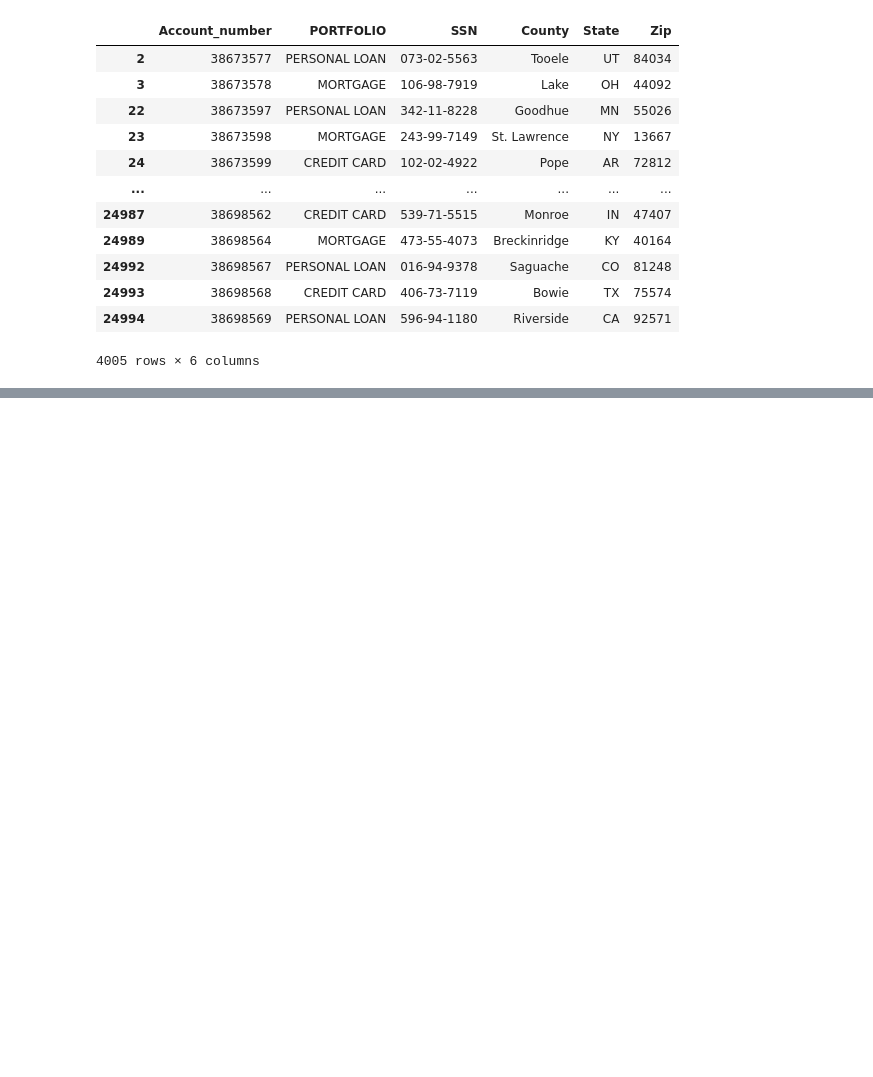
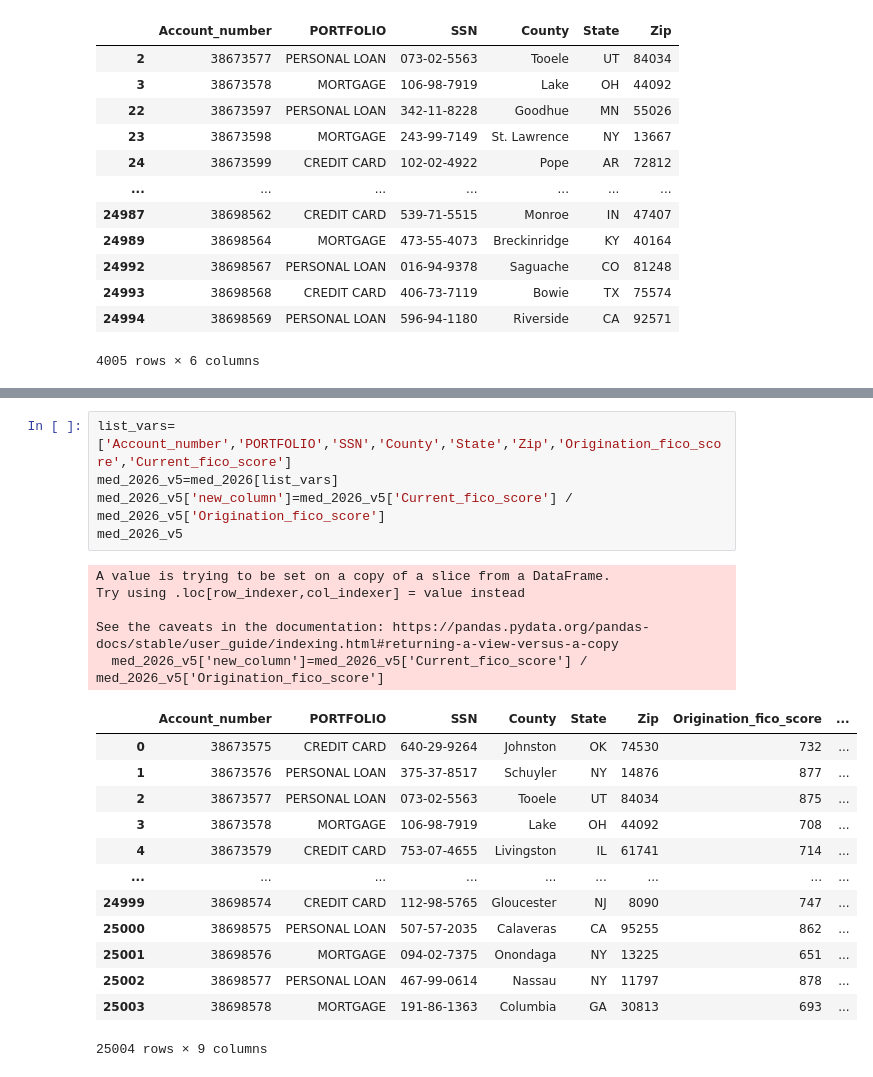
Before and after one commit to rramanswain2001/Python-code, a Jupyter notebook: data analysis with pandas.ipynb, the cells around one changed output, grey strips where cells are left out. Drawn from its saved outputs; the diff is of its cells as text; blank space fills up the shorter version.

```diff
--- a/data analysis with pandas.ipynb
+++ b/data analysis with pandas.ipynb
@@ -1302,0 +1340,24 @@ med_2026_v5
+# %%
+list_vars=['Account_number','PORTFOLIO','SSN','County','State','Zip','Origination_fico_score','Current_fico_score']
+med_2026_v5=med_2026[list_vars]
+med_2026_v5['new_column']=med_2026_v5['Current_fico_score'] / med_2026_v5['Origination_fico_score']
+med_2026_v5
+# %% [output]
+A value is trying to be set on a copy of a slice from a DataFrame.
+Try using .loc[row_indexer,col_indexer] = value instead
+
+See the caveats in the documentation: https://pandas.pydata.org/pandas-docs/stable/user_guide/indexing.html#returning-a-view-versus-a-copy
+  med_2026_v5['new_column']=med_2026_v5['Current_fico_score'] / med_2026_v5['Origination_fico_score']
+|  | Account_number | PORTFOLIO | SSN | County | State | Zip | Origination_fico_score | ... |
+| 0 | 38673575 | CREDIT CARD | 640-29-9264 | Johnston | OK | 74530 | 732 | ... |
+| 1 | 38673576 | PERSONAL LOAN | 375-37-8517 | Schuyler | NY | 14876 | 877 | ... |
+| 2 | 38673577 | PERSONAL LOAN | 073-02-5563 | Tooele | UT | 84034 | 875 | ... |
+| 3 | 38673578 | MORTGAGE | 106-98-7919 | Lake | OH | 44092 | 708 | ... |
+| 4 | 38673579 | CREDIT CARD | 753-07-4655 | Livingston | IL | 61741 | 714 | ... |
+| ... | ... | ... | ... | ... | ... | ... | ... | ... |
+| 24999 | 38698574 | CREDIT CARD | 112-98-5765 | Gloucester | NJ | 8090 | 747 | ... |
+| 25000 | 38698575 | PERSONAL LOAN | 507-57-2035 | Calaveras | CA | 95255 | 862 | ... |
+| 25001 | 38698576 | MORTGAGE | 094-02-7375 | Onondaga | NY | 13225 | 651 | ... |
+| 25002 | 38698577 | PERSONAL LOAN | 467-99-0614 | Nassau | NY | 11797 | 878 | ... |
+| 25003 | 38698578 | MORTGAGE | 191-86-1363 | Columbia | GA | 30813 | 693 | ... |
+25004 rows × 9 columns
```
Also changed, not shown: parts of 11 cells of this notebook, 2 other files.
